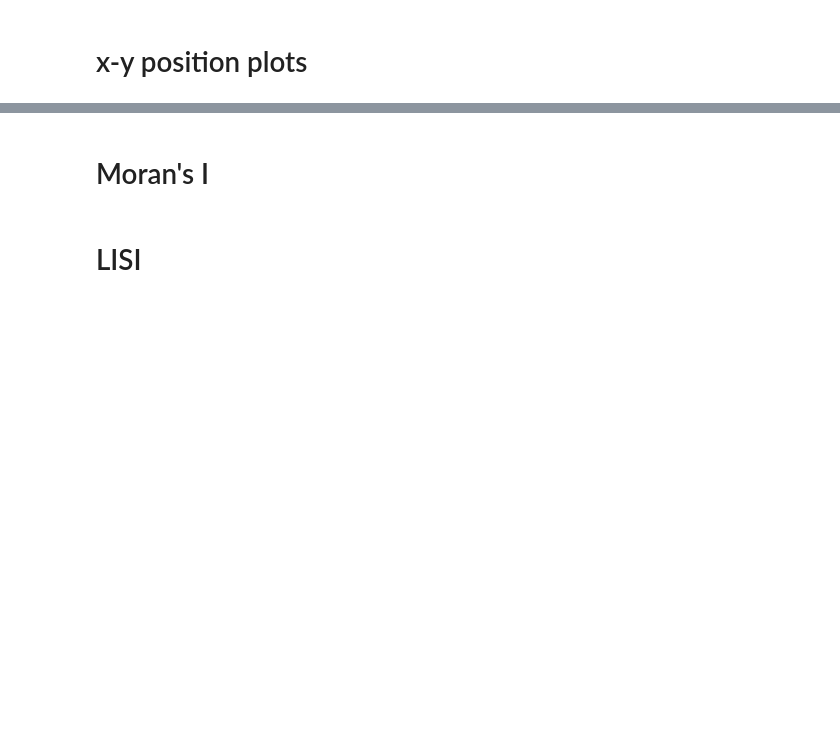
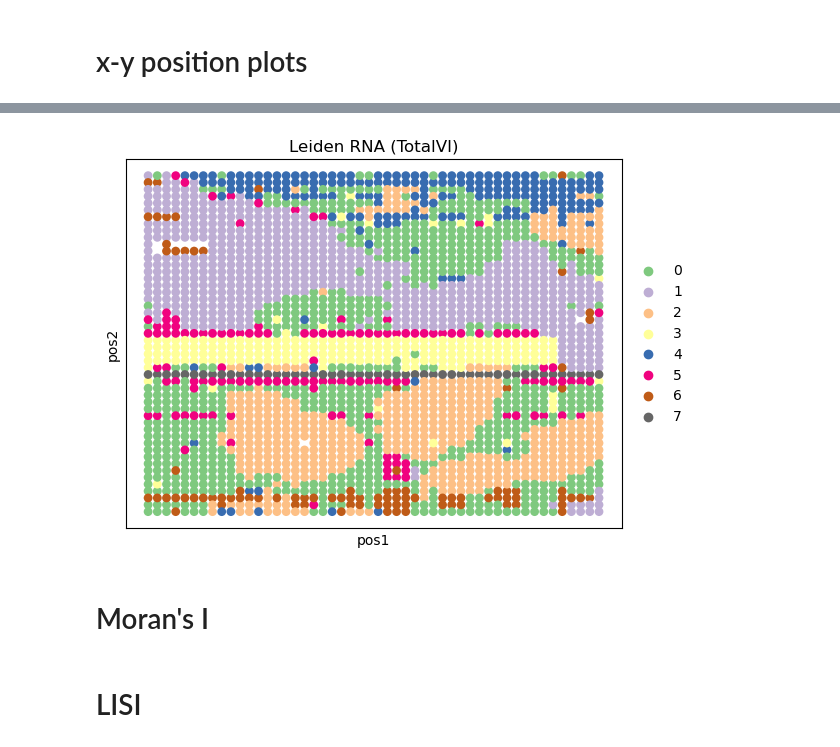
Before and after one commit to cvasq24/spatial_totalvi, a Jupyter notebook: benchmark/other_tools/totalVI_base.ipynb, the cells around one changed output, grey strips where cells are left out. Cells and saved outputs as stored; diff of their text form; code cells hidden in the pictures; blank space fills up the shorter version.

```diff
--- a/benchmark/other_tools/totalVI_base.ipynb
+++ b/benchmark/other_tools/totalVI_base.ipynb
@@ -113,3 +118,7 @@ rna_pos_plot = sc.pl.embedding(mdata.mod['RNA'],
+# %%
+rna_pos_plot
+# %% [output]
+[figure, added]
 # %%
 rna_pos_plot.set_size_inches(w = 6, h = 6)
 rna_pos_plot.savefig("../results/RNA_position_vanilla_totalVI_leiden_coloured_plot.pdf", bbox_inches='tight')
```
Also changed, not shown: parts of 15 cells of this notebook, 10 other files.
